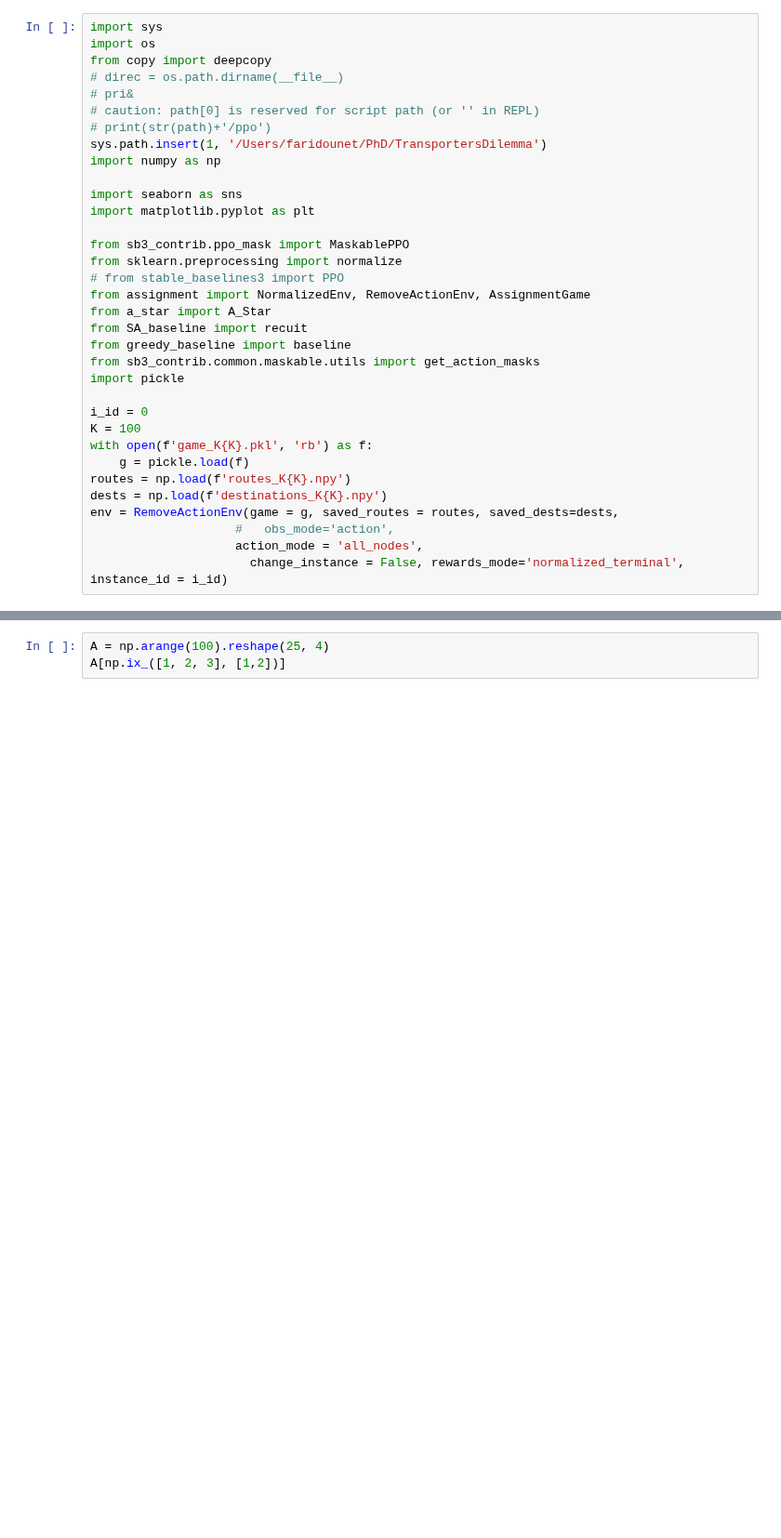
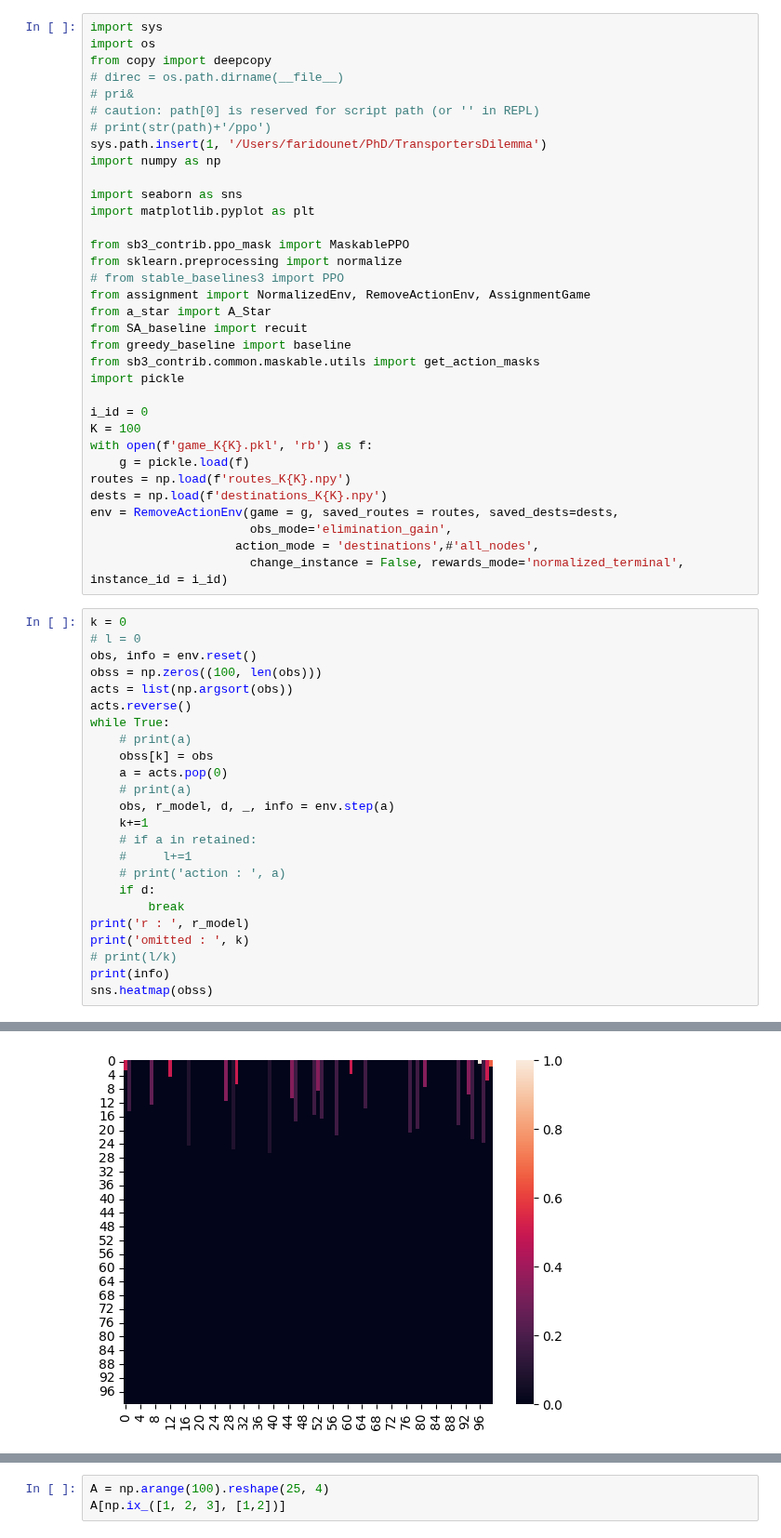
Before and after one commit to Farid-Najar/TransportersDilemma, a Jupyter notebook: RL/notebook.ipynb, the cells around one changed output, grey strips where cells are left out. Shown at 93% size. Drawn from its saved outputs; the diff is of its cells as text; blank space fills up the shorter version.

```diff
--- a/RL/notebook.ipynb
+++ b/RL/notebook.ipynb
@@ -29,6 +29,31 @@ with open(f'game_K{K}.pkl', 'rb') as f:
 routes = np.load(f'routes_K{K}.npy')
 dests = np.load(f'destinations_K{K}.npy')
 env = RemoveActionEnv(game = g, saved_routes = routes, saved_dests=dests,
-                    #   obs_mode='action',
-                    action_mode = 'all_nodes',
+                      obs_mode='elimination_gain',
+                    action_mode = 'destinations',#'all_nodes',
                       change_instance = False, rewards_mode='normalized_terminal', instance_id = i_id)
+# %%
+k = 0
+# l = 0
+obs, info = env.reset()
+obss = np.zeros((100, len(obs)))
+acts = list(np.argsort(obs))
+acts.reverse()
+while True:
+    # print(a)
+    obss[k] = obs
+    a = acts.pop(0)
+    # print(a)
+    obs, r_model, d, _, info = env.step(a)
+    k+=1
+    # if a in retained:
+    #     l+=1
+    # print('action : ', a)
+    if d:
+        break
+print('r : ', r_model)
+print('omitted : ', k)
+# print(l/k)
+print(info)
+sns.heatmap(obss)
+# %% [output]
@@ -35,3 +69,4 @@ env = RemoveActionEnv(game = g, saved_routes = routes, saved_dests=dests,
+[figure, added]
 # %%
 env = RemoveActionEnv(game = g, saved_routes = routes, saved_dests=dests,
                     #   obs_mode='action',
```
Also changed, not shown: parts of 5 cells of this notebook, 23 other files.
